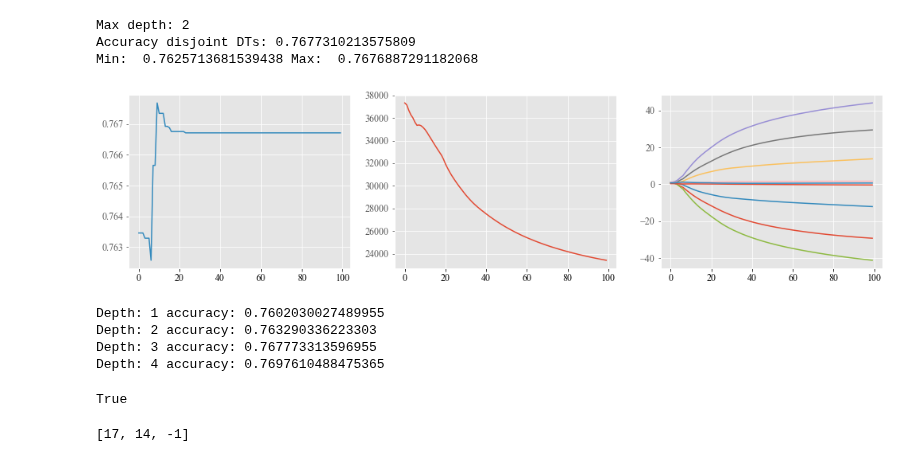
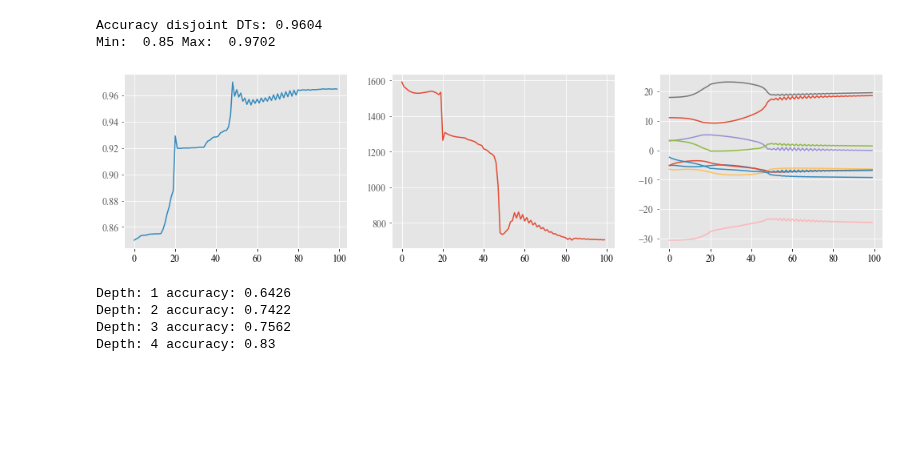
Before and after one commit to simsal0r/mixture-of-decision-trees, a Jupyter notebook: plotting/initialization.ipynb, the cells around one changed output. Cells and saved outputs as stored; diff of their text form; code cells hidden in the pictures; blank space fills up the shorter version.

```diff
--- a/plotting/initialization.ipynb
+++ b/plotting/initialization.ipynb
@@ -17,8 +17,8 @@ plt.rcParams['text.color'] = COLOR
 plt.rcParams['axes.labelcolor'] = COLOR
 plt.rcParams['xtick.color'] = COLOR
 # %%
-#data_input = pickle.load(open("../datasets/generated6_input.np", "rb"))
-#data_target = pickle.load(open("../datasets/generated6_target.np", "rb"))
+data_input = pickle.load(open("../datasets/generated6_input.np", "rb"))
+data_target = pickle.load(open("../datasets/generated6_target.np", "rb"))
 #data_input = pickle.load(open("../datasets/iris_input.pd", "rb"))
 #data_target = pickle.load(open("../datasets/iris_target.pd", "rb"))
 #data_input = pickle.load(open("../datasets/breast_cancer_input.np", "rb"))
@@ -29,8 +29,8 @@ plt.rcParams['xtick.color'] = COLOR
 #data_target = pickle.load(open("../datasets/banknote_target.pd", "rb"))
 #data_input = pickle.load(open("../datasets/cars_input.pd", "rb"))
 #data_target = pickle.load(open("../datasets/cars_target.pd", "rb"))
-data_input = pickle.load(open("../datasets/hrss_input.pd", "rb"))
-data_target = pickle.load(open("../datasets/hrss_target.pd", "rb"))
+#data_input = pickle.load(open("../datasets/hrss_input.pd", "rb"))
+#data_target = pickle.load(open("../datasets/hrss_target.pd", "rb"))
 parameters = {
     "X": data_input,
     "y": data_target,
@@ -39,7 +39,7 @@ parameters = {
     "max_depth": 2,
     "init_learning_rate": 100,
     "learning_rate_decay": 0.995,
-    "initialization_method": "random",
+    "initialization_method": Kmeans_init(),
     "feature_names": None,
     "class_names": None,
     "use_2_dim_gate_based_on": "feature_importance_lda",
@@ -57,29 +57,22 @@ parameters_fit = {
 modt = MoDT(**parameters)
 modt.fit(**parameters_fit)
 # %%
-print("Max depth:",modt.max_depth)
 print("Accuracy disjoint DTs:", modt.score_internal_disjoint())
 fig = plt.gcf()
 fig.set_size_inches(17,4)
-plt.subplot(1, 3, 1)
-accuracy_line(modt)
-plt.subplot(1, 3, 2)
-plt.plot(modt.all_likelihood)
-plt.subplot(1, 3, 3)
-theta_development(modt)
+plot_training(modt)
 # %% [output]
-Max depth: 2
-Accuracy disjoint DTs: 0.7677310213575809
-Min:  0.7625713681539438 Max:  0.7676887291182068
+Accuracy disjoint DTs: 0.9604
+Min:  0.85 Max:  0.9702
-[figure, old version]
+[figure, new version]
 # %%
 for depth in [1,2,3,4]:
     print("Depth: {} accuracy: {}".format(depth, tree_accuracy(modt.X,modt.y,depth)))
 # %% [output]
-Depth: 1 accuracy: 0.7602030027489955
-Depth: 2 accuracy: 0.763290336223303
-Depth: 3 accuracy: 0.767773313596955
-Depth: 4 accuracy: 0.7697610488475365
+Depth: 1 accuracy: 0.6426
+Depth: 2 accuracy: 0.7422
+Depth: 3 accuracy: 0.7562
+Depth: 4 accuracy: 0.83
 # %%
 #fig = plt.gcf()
 #fig.set_size_inches(5.8, 1.2)
@@ -92,11 +85,3 @@ Depth: 4 accuracy: 0.7697610488475365
 #fig.set_size_inches(5.8, 1.2)
 #plt.plot(modt.all_likelihood)
 #plt.savefig("output/loss.pdf", bbox_inches="tight")
-# %%
-isinstance([1,2],list)
-# %% [output]
-True
-# %%
-modt.X_top_2_mask
-# %% [output]
-[17, 14, -1]
```
Also changed, not shown: parts of 7 cells of this notebook, 14 other files.
